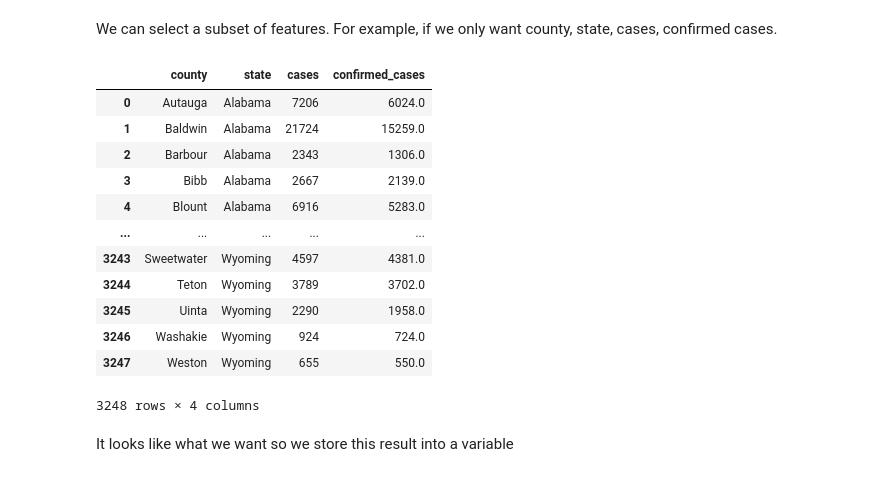
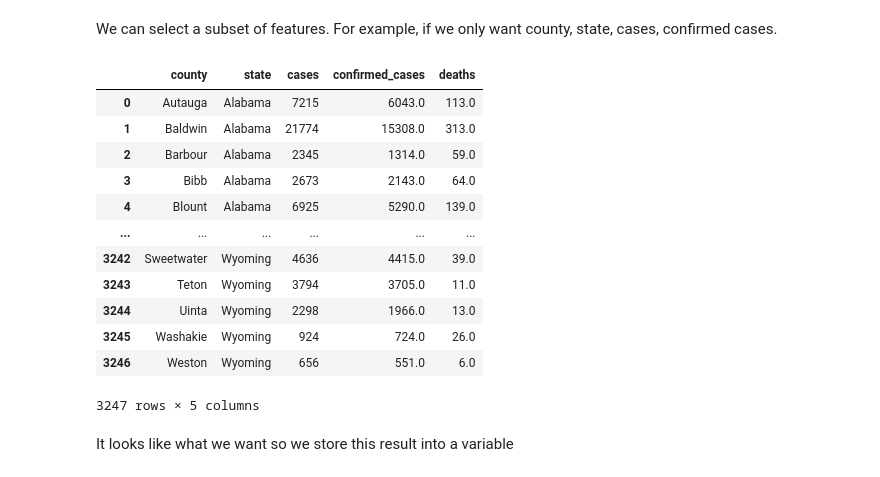
Before and after one commit to ramyarangan/ssrp_srec_python_workshop_2021, a Jupyter notebook: ssrp_pandas.ipynb, the cells around one changed output. Cells and saved outputs as stored; diff of their text form; code cells hidden in the pictures.

```diff
--- a/ssrp_pandas.ipynb
+++ b/ssrp_pandas.ipynb
@@ -34,21 +86,21 @@ We've got 3246 observations (rows) and 10 features per observations
 # %% [markdown]
 We can select a subset of features. For example, if we only want county, state, cases, confirmed cases.
 # %%
-covid_live_counties[['county','state','cases','confirmed_cases']]
+covid_live_counties[['county','state','cases','confirmed_cases', 'deaths']]
 # %% [output]
-|  | county | state | cases | confirmed_cases |
-| 0 | Autauga | Alabama | 7206 | 6024.0 |
-| 1 | Baldwin | Alabama | 21724 | 15259.0 |
-| 2 | Barbour | Alabama | 2343 | 1306.0 |
-| 3 | Bibb | Alabama | 2667 | 2139.0 |
-| 4 | Blount | Alabama | 6916 | 5283.0 |
-| ... | ... | ... | ... | ... |
-| 3243 | Sweetwater | Wyoming | 4597 | 4381.0 |
-| 3244 | Teton | Wyoming | 3789 | 3702.0 |
-| 3245 | Uinta | Wyoming | 2290 | 1958.0 |
-| 3246 | Washakie | Wyoming | 924 | 724.0 |
-| 3247 | Weston | Wyoming | 655 | 550.0 |
+|  | county | state | cases | confirmed_cases | deaths |
+| 0 | Autauga | Alabama | 7215 | 6043.0 | 113.0 |
+| 1 | Baldwin | Alabama | 21774 | 15308.0 | 313.0 |
+| 2 | Barbour | Alabama | 2345 | 1314.0 | 59.0 |
+| 3 | Bibb | Alabama | 2673 | 2143.0 | 64.0 |
+| 4 | Blount | Alabama | 6925 | 5290.0 | 139.0 |
+| ... | ... | ... | ... | ... | ... |
+| 3242 | Sweetwater | Wyoming | 4636 | 4415.0 | 39.0 |
+| 3243 | Teton | Wyoming | 3794 | 3705.0 | 11.0 |
+| 3244 | Uinta | Wyoming | 2298 | 1966.0 | 13.0 |
+| 3245 | Washakie | Wyoming | 924 | 724.0 | 26.0 |
+| 3246 | Weston | Wyoming | 656 | 551.0 | 6.0 |
-3248 rows × 4 columns
+3247 rows × 5 columns
 # %% [markdown]
 It looks like what we want so we store this result into a variable
 # %%
```
Also changed, not shown: parts of 39 cells of this notebook.
